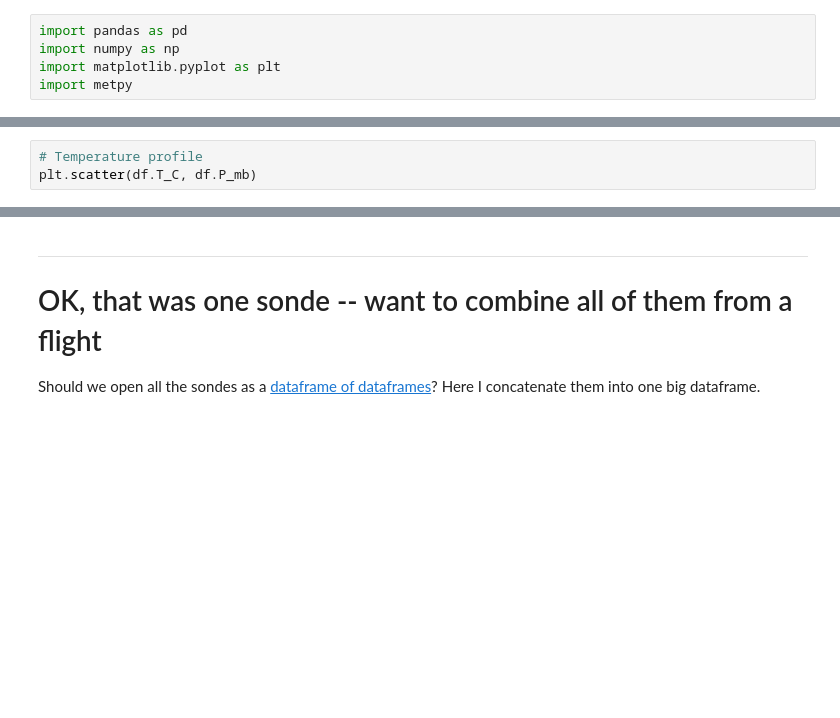
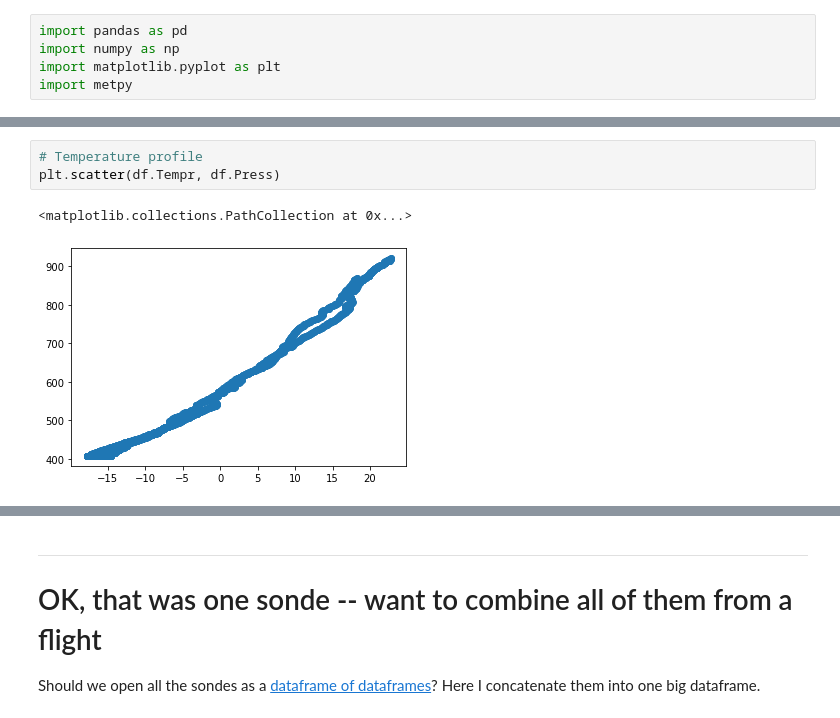
Before and after one commit to VictoriaPizzini/MPO624_2022, a Jupyter notebook: Notebooks/Victoria Folder/HRD_dropsondes.ipynb, the cells around one changed output, grey strips where cells are left out. Cells and saved outputs as stored; diff of their text form; blank space fills up the shorter version.

```diff
--- a/Notebooks/Victoria Folder/HRD_dropsondes.ipynb
+++ b/Notebooks/Victoria Folder/HRD_dropsondes.ipynb
@@ -34,3 +63,6 @@ plt.scatter(df.LON, df.LAT)
 # %%
 # Temperature profile
-plt.scatter(df.T_C, df.P_mb)
+plt.scatter(df.Tempr, df.Press)
+# %% [output]
+<matplotlib.collections.PathCollection at 0x...>
+[figure, added]
```
Also changed, not shown: parts of 5 cells of this notebook, 13 other files.
